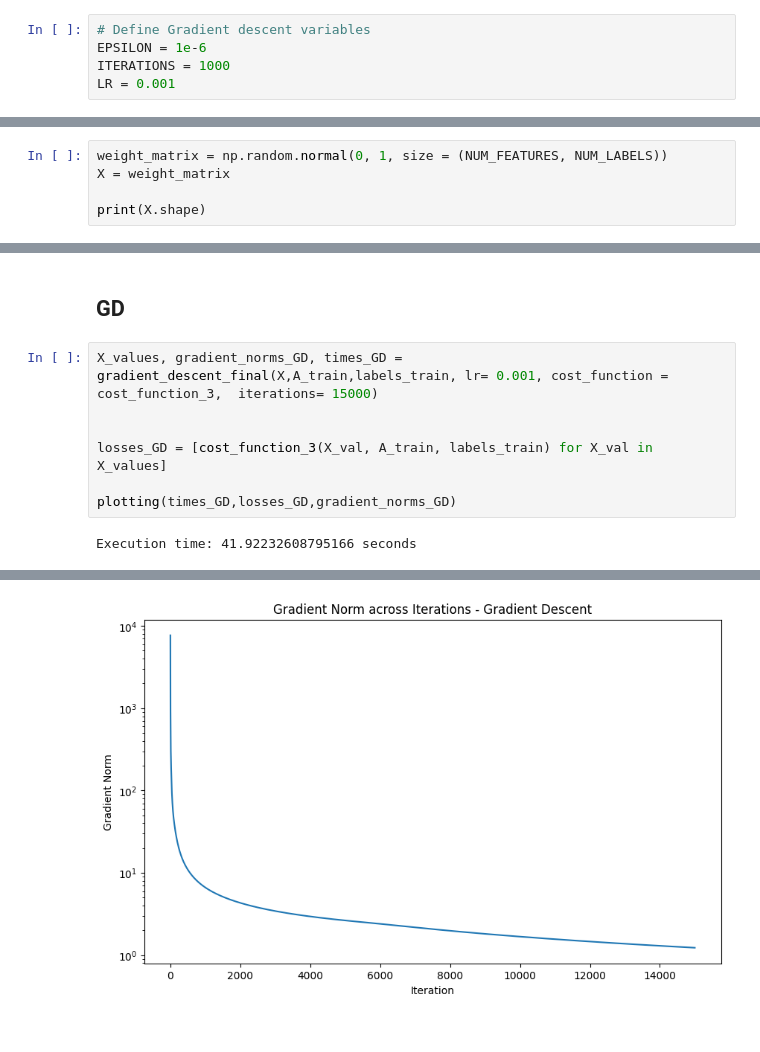
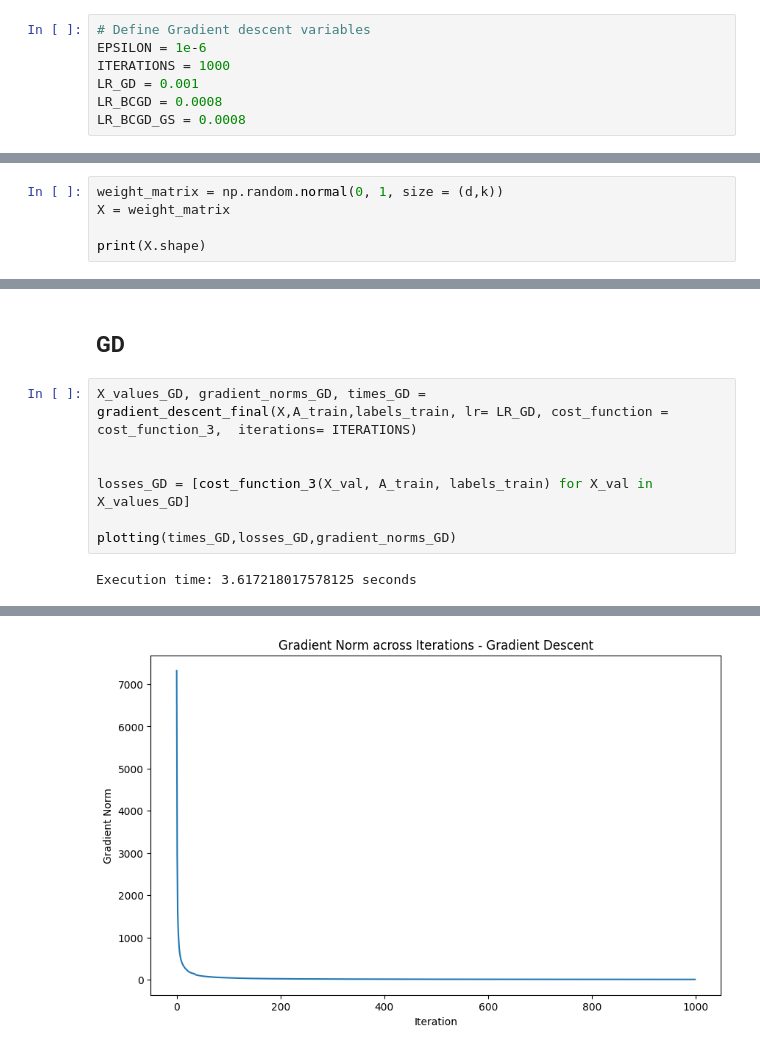
Before and after one commit to maloooon/Optimizing_Multi-Class_Logistic_Regression_with_Gradient-Based_Methods, a Jupyter notebook: HW1_CLEANED_CODE.ipynb, the cells around one changed output, grey strips where cells are left out. Cells and saved outputs as stored; diff of their text form.

```diff
--- a/HW1_CLEANED_CODE.ipynb
+++ b/HW1_CLEANED_CODE.ipynb
@@ -202,6 +128,8 @@ def cost_function_3(X,A,labels):
 # Define Gradient descent variables
 EPSILON = 1e-6
 ITERATIONS = 1000
-LR = 0.001
+LR_GD = 0.001
+LR_BCGD = 0.0008
+LR_BCGD_GS = 0.0008
 # %%
 # Plotting functions
@@ -661,7 +518,7 @@ A_train, A_test, labels_train, labels_test = train_test_split(A, labels, test_si
 # %% [markdown]
 ## Initiate Weight Matrix
 # %%
-weight_matrix = np.random.normal(0, 1, size = (NUM_FEATURES, NUM_LABELS))
+weight_matrix = np.random.normal(0, 1, size = (d,k))
 X = weight_matrix
 
 print(X.shape)
@@ -699,11 +553,11 @@ for idx,label in enumerate(labels_train):
 # %% [markdown]
 ## GD
 # %%
-X_values, gradient_norms_GD, times_GD = gradient_descent_final(X,A_train,labels_train, lr= 0.001, cost_function = cost_function_3,  iterations= 15000)
+X_values_GD, gradient_norms_GD, times_GD = gradient_descent_final(X,A_train,labels_train, lr= LR_GD, cost_function = cost_function_3,  iterations= ITERATIONS)
 
 
-losses_GD = [cost_function_3(X_val, A_train, labels_train) for X_val in X_values]
+losses_GD = [cost_function_3(X_val, A_train, labels_train) for X_val in X_values_GD]
 
 plotting(times_GD,losses_GD,gradient_norms_GD)
 # %% [output]
-Execution time: 41.92232608795166 seconds
+Execution time: 3.617218017578125 seconds
@@ -711 +565 @@ Execution time: 41.92232608795166 seconds
-[figure, old version]
+[figure, new version]
```
Also changed, not shown: parts of 35 cells of this notebook, 2 other files.
